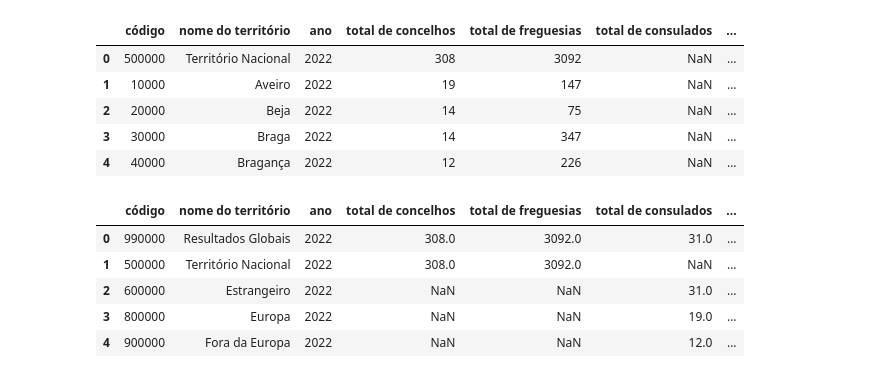
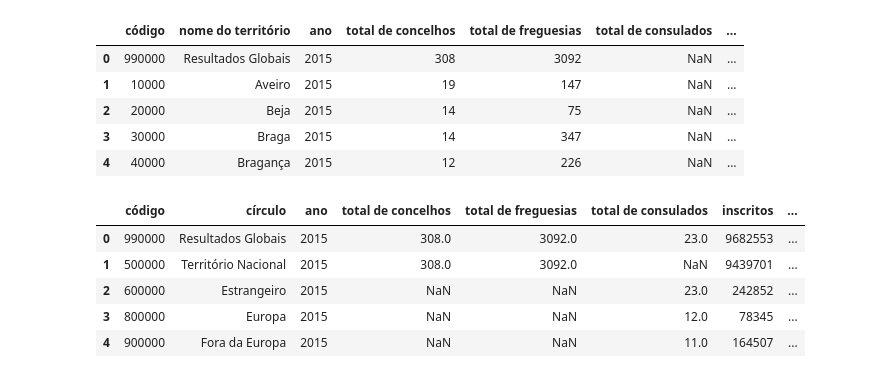
Before and after one commit to pedroschuller/circulo_compensacao, a Jupyter notebook: simulacao.ipynb, the cells around one changed output. Drawn from its saved outputs; the diff is of its cells as text; code cells hidden in the pictures.

```diff
--- a/simulacao.ipynb
+++ b/simulacao.ipynb
@@ -5,27 +5,30 @@ pd.set_option('display.max_rows', None)
 pd.set_option('display.max_columns', None)
 pd.set_option('display.width', None)
 
-eleicao = 'eleicoes\AR_2022_Globais_REPEU.xlsx'
+ano = 2015
+eleicoes = f'AR_{ano}_Globais'
 
-sheet_nacional = 'AR_2022_Distrito_Reg.Autónoma'
-df_nac = pd.read_excel(eleicao, sheet_name=sheet_nacional, skiprows = 3, nrows = 21)
+path = f'eleicoes\\{eleicoes}.xlsx'
+
+sheet_nacional = f'AR_{ano}_Distrito_Reg.Autónoma'
+df_nac = pd.read_excel(path, sheet_name=sheet_nacional, skiprows = 3, nrows = 21)
 df_nac.head()
 # %% [output]
 |  | código | nome do território | ano | total de concelhos | total de freguesias | total de consulados | ... |
-| 0 | 500000 | Território Nacional | 2022 | 308 | 3092 | NaN | ... |
-| 1 | 10000 | Aveiro | 2022 | 19 | 147 | NaN | ... |
-| 2 | 20000 | Beja | 2022 | 14 | 75 | NaN | ... |
-| 3 | 30000 | Braga | 2022 | 14 | 347 | NaN | ... |
-| 4 | 40000 | Bragança | 2022 | 12 | 226 | NaN | ... |
+| 0 | 990000 | Resultados Globais | 2015 | 308 | 3092 | NaN | ... |
+| 1 | 10000 | Aveiro | 2015 | 19 | 147 | NaN | ... |
+| 2 | 20000 | Beja | 2015 | 14 | 75 | NaN | ... |
+| 3 | 30000 | Braga | 2015 | 14 | 347 | NaN | ... |
+| 4 | 40000 | Bragança | 2015 | 12 | 226 | NaN | ... |
 # %%
-sheet_int = 'AR_2022_Global'
-df_int = pd.read_excel(eleicao, sheet_name=sheet_int, skiprows = 3, nrows = 5)
+sheet_int = f'AR_{ano}_Global'
+df_int = pd.read_excel(path, sheet_name=sheet_int, skiprows = 3, nrows = 5)
 df_int.head()
 # %% [output]
-|  | código | nome do território | ano | total de concelhos | total de freguesias | total de consulados | ... |
-| 0 | 990000 | Resultados Globais | 2022 | 308.0 | 3092.0 | 31.0 | ... |
-| 1 | 500000 | Território Nacional | 2022 | 308.0 | 3092.0 | NaN | ... |
-| 2 | 600000 | Estrangeiro | 2022 | NaN | NaN | 31.0 | ... |
-| 3 | 800000 | Europa | 2022 | NaN | NaN | 19.0 | ... |
-| 4 | 900000 | Fora da Europa | 2022 | NaN | NaN | 12.0 | ... |
+|  | código | círculo | ano | total de concelhos | total de freguesias | total de consulados | inscritos | ... |
+| 0 | 990000 | Resultados Globais | 2015 | 308.0 | 3092.0 | 23.0 | 9682553 | ... |
+| 1 | 500000 | Território Nacional | 2015 | 308.0 | 3092.0 | NaN | 9439701 | ... |
+| 2 | 600000 | Estrangeiro | 2015 | NaN | NaN | 23.0 | 242852 | ... |
+| 3 | 800000 | Europa | 2015 | NaN | NaN | 12.0 | 78345 | ... |
+| 4 | 900000 | Fora da Europa | 2015 | NaN | NaN | 11.0 | 164507 | ... |
 # %%
```
Also changed, not shown: parts of 11 cells of this notebook, 13 other files.
